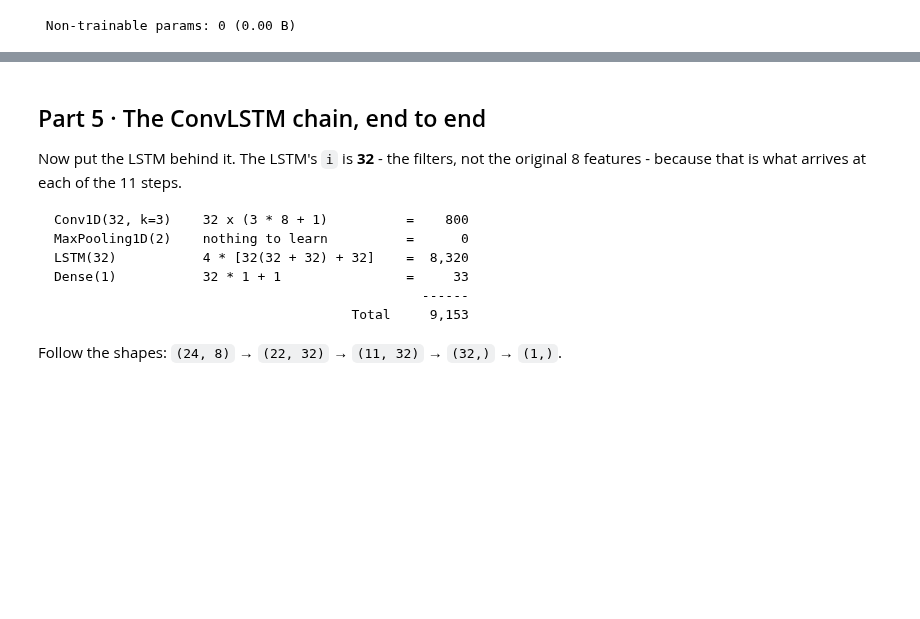
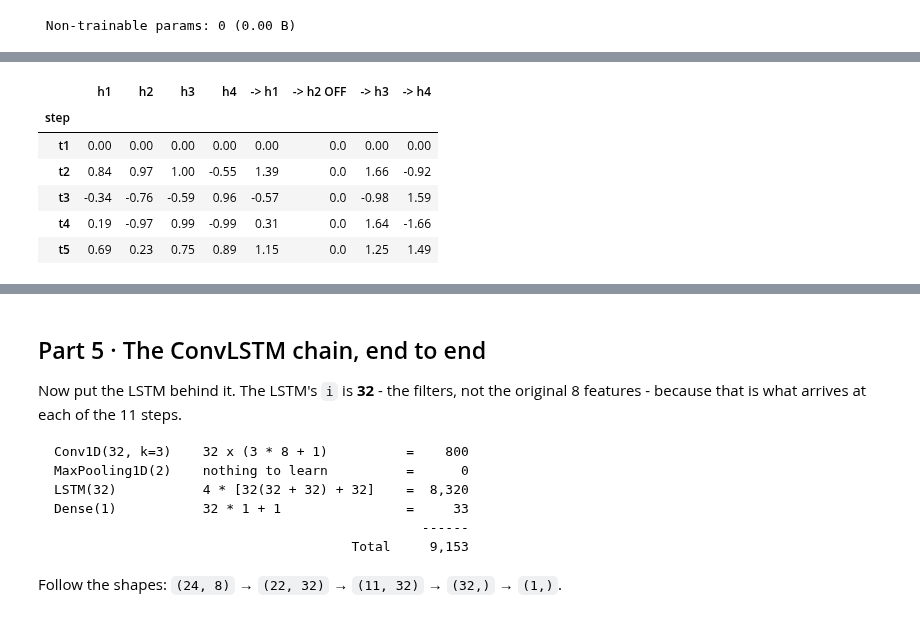
Before and after one commit to drdave-teaching/OPIM5509-notebooks, a Jupyter notebook: Module4/A1_Primer_for_Advanced_Topics.ipynb, the cells around one changed output, grey strips where cells are left out. Drawn from its saved outputs; the diff is of its cells as text; code cells hidden in the pictures; blank space fills up the shorter version.

```diff
--- a/Module4/A1_Primer_for_Advanced_Topics.ipynb
+++ b/Module4/A1_Primer_for_Advanced_Topics.ipynb
@@ -362,0 +401,83 @@ Model: "sequential_3"
+# %%
+from keras.layers import SimpleRNNCell
+
+SEED, N_STEPS, N_FEATURES, UNITS, RATE = 13, 5, 3, 4, 0.4
+keras.utils.set_random_seed(SEED)
+
+cell = SimpleRNNCell(UNITS, dropout=RATE, recurrent_dropout=RATE, seed=SEED)
+cell.build((None, N_FEATURES))
+
+def numpy(x):
+    return np.array(keras.ops.convert_to_numpy(x))
+
+kernel_before = numpy(cell.kernel).copy()          # keep a copy so we can prove it never moves
+
+rng = np.random.default_rng(SEED)
+sample = np.round(rng.normal(0, 1, (N_STEPS, N_FEATURES)), 2).astype("float32")
+
+in_rows = []
+mem_rows = []
+h = np.zeros((1, UNITS), dtype="float32")
+
+for t in range(N_STEPS):
+    x_t = sample[t].reshape(1, -1)
+    h_in = h.copy()                                # the state ARRIVING at this step
+
+    out, state = cell(x_t, [h_in], training=True)  # training=True, or dropout does nothing
+
+    dp = numpy(cell.get_dropout_mask(x_t)).ravel()          # the mask Keras is using on the INPUT
+    rdp = numpy(cell.get_recurrent_dropout_mask(h_in)).ravel()   # ...and on the MEMORY
+
+    x_used = x_t.ravel() * dp                      # what the kernel actually multiplies
+    h_used = h_in.ravel() * rdp                    # what the recurrent kernel actually multiplies
+
+    row = ["t" + str(t + 1)]
+    for j in range(N_FEATURES):
+        row.append(round(float(x_t.ravel()[j]), 2) + 0.0)
+    for j in range(N_FEATURES):
+        row.append(round(float(x_used[j]), 2) + 0.0)
+    in_rows.append(row)
+
+    row = ["t" + str(t + 1)]
+    for k in range(UNITS):
+        row.append(round(float(h_in.ravel()[k]), 2) + 0.0)
+    for k in range(UNITS):
+        row.append(round(float(h_used[k]), 2) + 0.0)
+    mem_rows.append(row)
+
+    h = numpy(state[0])
+
+
+def headers(prefix, n, mask):
+    """Column names, with OFF marked on whichever one the mask zeroed."""
+    raw = []
+    used = []
+    for i in range(n):
+        raw.append(prefix + str(i + 1))
+        if mask[i] == 0:
+            used.append("-> " + prefix + str(i + 1) + " OFF")
+        else:
+            used.append("-> " + prefix + str(i + 1))
+    return raw + used
+
+off_x = int(np.where(dp == 0)[0][0]) + 1
+off_h = int(np.where(rdp == 0)[0][0]) + 1
+
+print("INPUT SIDE   dropout =", RATE, "  ->  feature x" + str(off_x), "is switched off")
+print("left = the real sample      right = what the layer actually multiplies by the kernel")
+display(pd.DataFrame(in_rows, columns=["step"] + headers("x", N_FEATURES, dp)).set_index("step"))
+
+print("MEMORY SIDE   recurrent_dropout =", RATE, "  ->  unit h" + str(off_h) + "'s memory is switched off")
+print("left = the state arriving   right = what actually reaches the next step")
+display(pd.DataFrame(mem_rows, columns=["step"] + headers("h", UNITS, rdp)).set_index("step"))
+
+print("READ IT DOWN THE COLUMN. x" + str(off_x), "is 0 at every step; h" + str(off_h), "is 0 at every step.")
+print("One mask is drawn per sample and held for the whole sequence - not fresh dice each step.")
+print("Notice h" + str(off_h), "still COMPUTES a value on the left. It just never travels.")
+print("Survivors are scaled by 1/(1 - rate) =", round(1 / (1 - RATE), 3), "so the totals stay the same size.")
+print()
+print("AND THE WEIGHTS? Dropout switches off VALUES, never weights:")
+print("   kernel identical before and after:", np.array_equal(kernel_before, numpy(cell.kernel)))
+print("   kernel", tuple(cell.kernel.shape), " recurrent_kernel", tuple(cell.recurrent_kernel.shape),
+      " -> still", cell.count_params(), "trainable parameters, dropout or not")
+# %% [output]
@@ -362,0 +495,7 @@ Model: "sequential_3"
+|  | h1 | h2 | h3 | h4 | -> h1 | -> h2 OFF | -> h3 | -> h4 |
+| step |  |  |  |  |  |  |  |  |
+| t1 | 0.00 | 0.00 | 0.00 | 0.00 | 0.00 | 0.0 | 0.00 | 0.00 |
+| t2 | 0.84 | 0.97 | 1.00 | -0.55 | 1.39 | 0.0 | 1.66 | -0.92 |
+| t3 | -0.34 | -0.76 | -0.59 | 0.96 | -0.57 | 0.0 | -0.98 | 1.59 |
+| t4 | 0.19 | -0.97 | 0.99 | -0.99 | 0.31 | 0.0 | 1.64 | -1.66 |
+| t5 | 0.69 | 0.23 | 0.75 | 0.89 | 1.15 | 0.0 | 1.25 | 1.49 |
```
Also changed, not shown: parts of 5 cells of this notebook, 8 other files.
